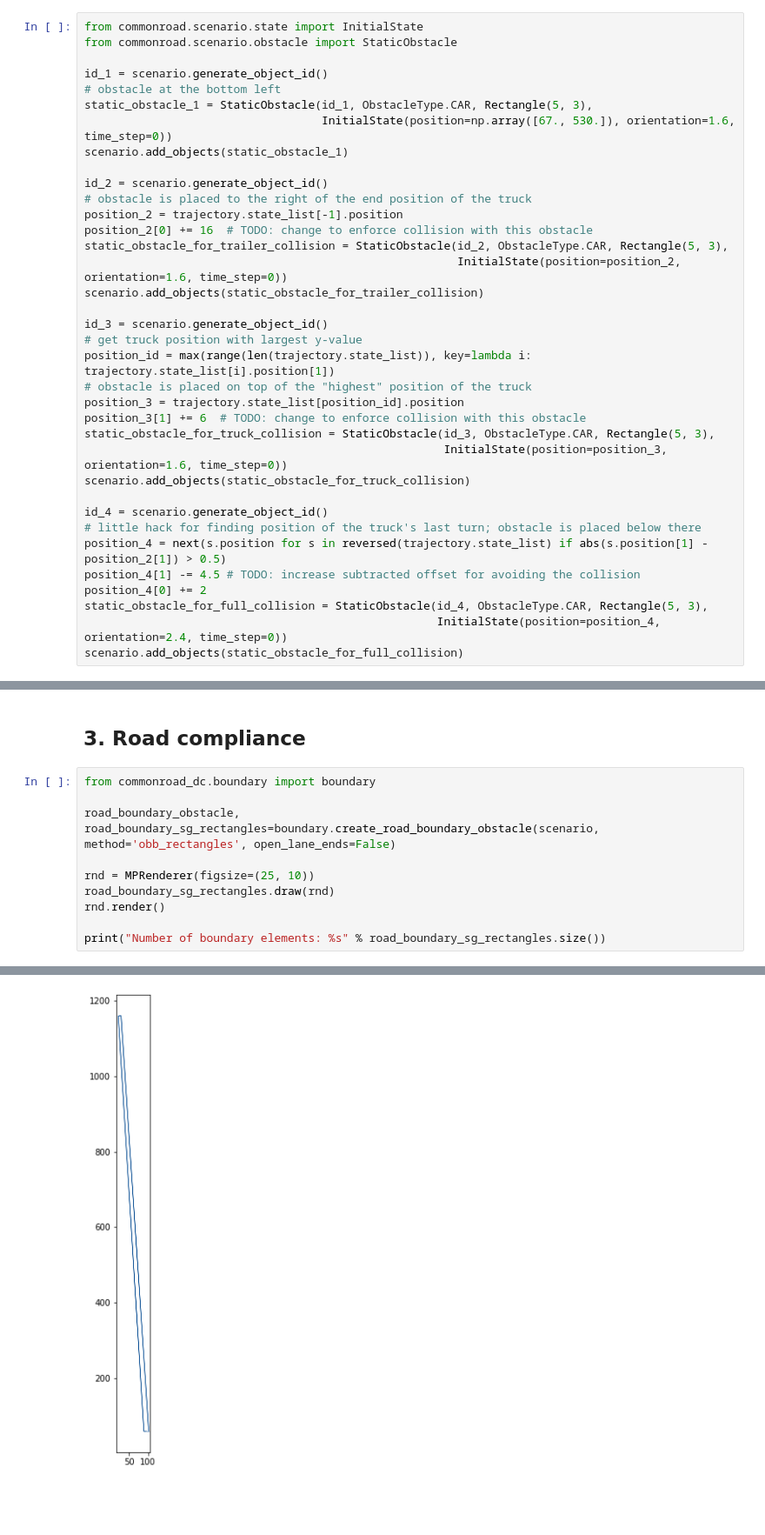
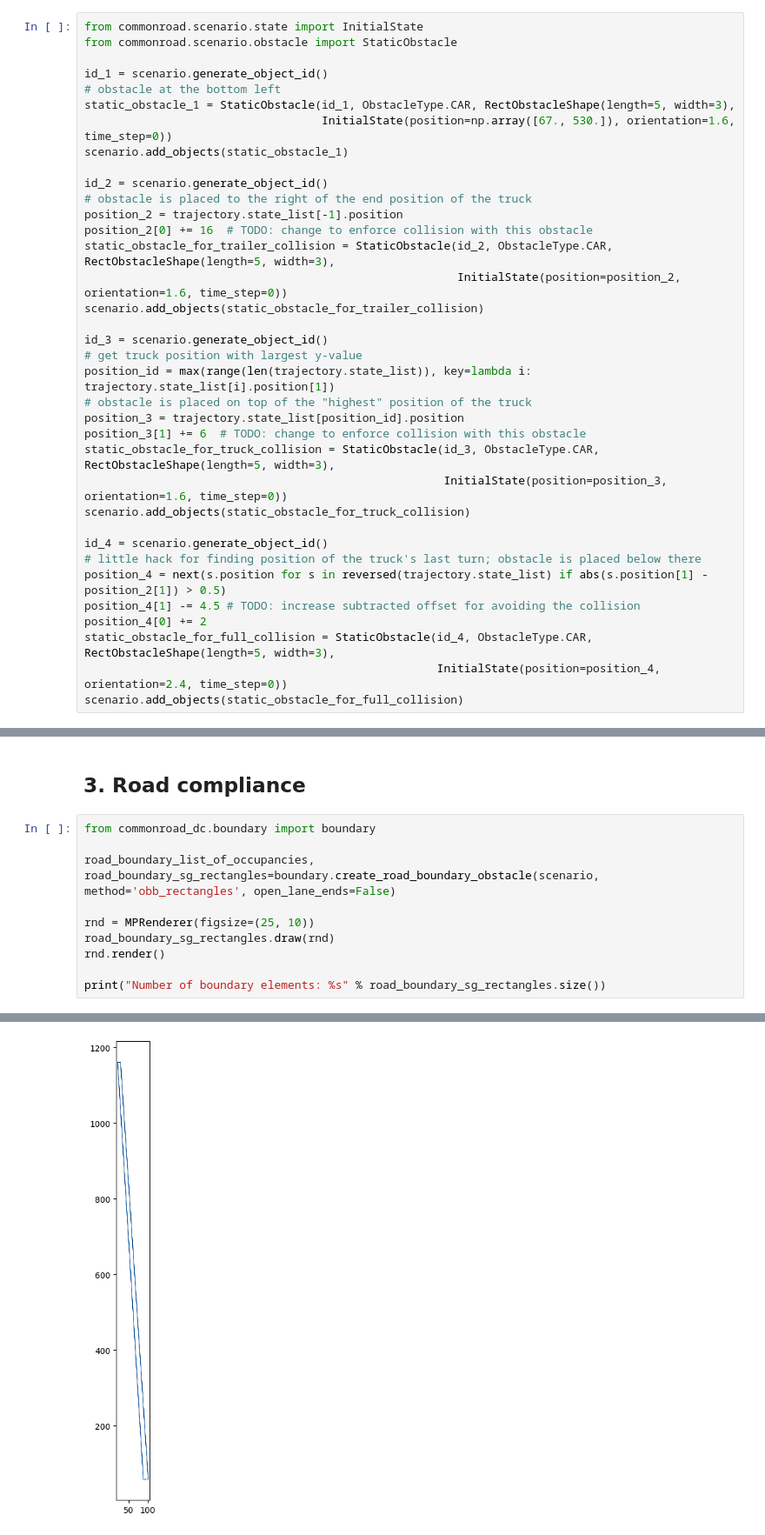
Before and after one commit to vitaliy-rusinov/commonroad-dc, a Jupyter notebook: tutorials/08_drivability_checker_for_truck.ipynb, the cells around one changed output, grey strips where cells are left out. Shown at 87% size. Drawn from its saved outputs; the diff is of its cells as text; blank space fills up the shorter version.

```diff
--- a/tutorials/08_drivability_checker_for_truck.ipynb
+++ b/tutorials/08_drivability_checker_for_truck.ipynb
@@ -97,7 +141,7 @@ from commonroad.scenario.obstacle import StaticObstacle
 
 id_1 = scenario.generate_object_id()
 # obstacle at the bottom left
-static_obstacle_1 = StaticObstacle(id_1, ObstacleType.CAR, Rectangle(5, 3),
+static_obstacle_1 = StaticObstacle(id_1, ObstacleType.CAR, RectObstacleShape(length=5, width=3),
                                    InitialState(position=np.array([67., 530.]), orientation=1.6, time_step=0))
 scenario.add_objects(static_obstacle_1)
 
@@ -105,7 +149,7 @@ id_2 = scenario.generate_object_id()
 # obstacle is placed to the right of the end position of the truck
 position_2 = trajectory.state_list[-1].position
 position_2[0] += 16  # TODO: change to enforce collision with this obstacle
-static_obstacle_for_trailer_collision = StaticObstacle(id_2, ObstacleType.CAR, Rectangle(5, 3),
+static_obstacle_for_trailer_collision = StaticObstacle(id_2, ObstacleType.CAR, RectObstacleShape(length=5, width=3),
                                                        InitialState(position=position_2, orientation=1.6, time_step=0))
 scenario.add_objects(static_obstacle_for_trailer_collision)
 
@@ -115,7 +159,7 @@ position_id = max(range(len(trajectory.state_list)), key=lambda i: trajectory.st
 # obstacle is placed on top of the "highest" position of the truck
 position_3 = trajectory.state_list[position_id].position
 position_3[1] += 6  # TODO: change to enforce collision with this obstacle
-static_obstacle_for_truck_collision = StaticObstacle(id_3, ObstacleType.CAR, Rectangle(5, 3),
+static_obstacle_for_truck_collision = StaticObstacle(id_3, ObstacleType.CAR, RectObstacleShape(length=5, width=3),
                                                      InitialState(position=position_3, orientation=1.6, time_step=0))
 scenario.add_objects(static_obstacle_for_truck_collision)
 
@@ -124,7 +168,7 @@ id_4 = scenario.generate_object_id()
 position_4 = next(s.position for s in reversed(trajectory.state_list) if abs(s.position[1] - position_2[1]) > 0.5)
 position_4[1] -= 4.5 # TODO: increase subtracted offset for avoiding the collision
 position_4[0] += 2
-static_obstacle_for_full_collision = StaticObstacle(id_4, ObstacleType.CAR, Rectangle(5, 3),
+static_obstacle_for_full_collision = StaticObstacle(id_4, ObstacleType.CAR, RectObstacleShape(length=5, width=3),
                                                     InitialState(position=position_4, orientation=2.4, time_step=0))
 scenario.add_objects(static_obstacle_for_full_collision)
 # %% [markdown]
@@ -174,13 +218,13 @@ plot_scenario(scenario, reconstructed_inputs, ego_id, small_plot=True)
 # %%
 from commonroad_dc.boundary import boundary
 
-road_boundary_obstacle, road_boundary_sg_rectangles=boundary.create_road_boundary_obstacle(scenario, method='obb_rectangles', open_lane_ends=False)
+road_boundary_list_of_occupancies, road_boundary_sg_rectangles=boundary.create_road_boundary_obstacle(scenario, method='obb_rectangles', open_lane_ends=False)
 
 rnd = MPRenderer(figsize=(25, 10))
 road_boundary_sg_rectangles.draw(rnd)
 rnd.render()
 
 print("Number of boundary elements: %s" % road_boundary_sg_rectangles.size())
 # %% [output]
 Number of boundary elements: 7
-[figure, old version]
+[figure, new version]
```
Also changed, not shown: parts of 17 cells of this notebook, 15 other files.
